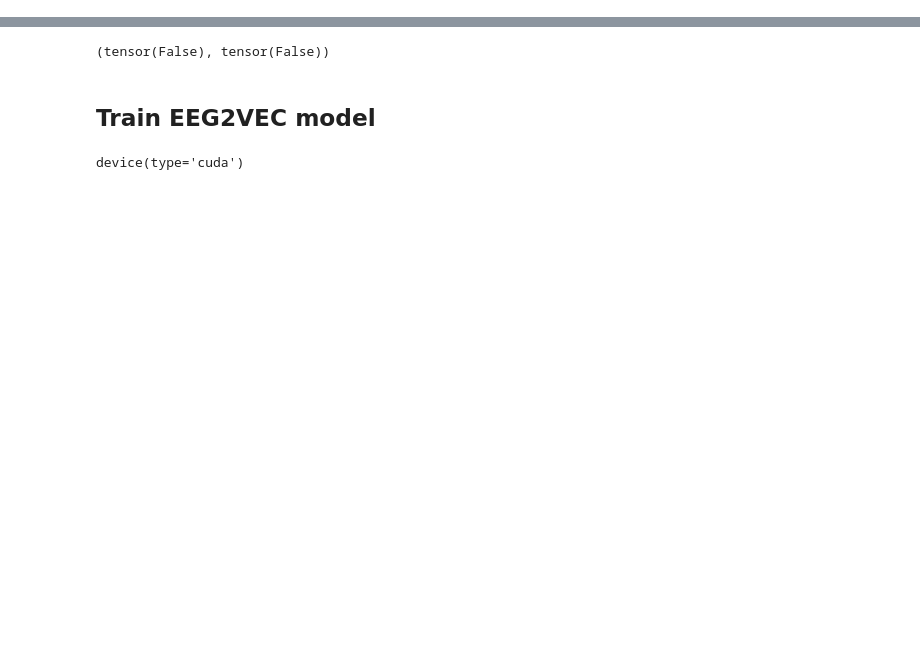
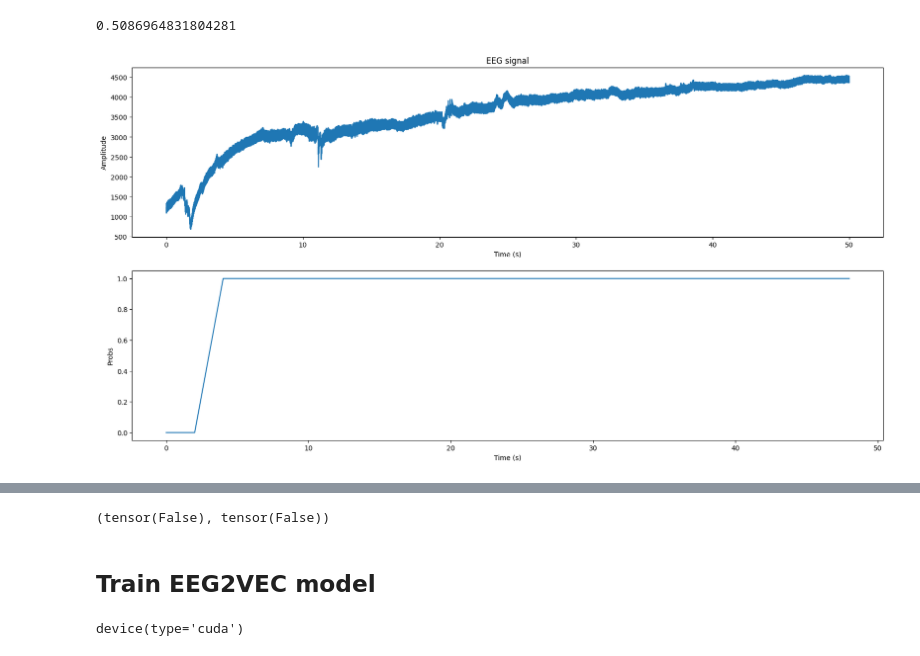
Before and after one commit to EmileDeBiot/Sleep_EEG_Kaggle, a Jupyter notebook: train_eegvec_new.ipynb, the cells around one changed output, grey strips where cells are left out. Saved outputs shown, nothing was run; the diff lists cells and outputs as text; code cells hidden in the pictures; blank space fills up the shorter version.

```diff
--- a/train_eegvec_new.ipynb
+++ b/train_eegvec_new.ipynb
@@ -24,0 +136,10 @@ training_data = [(np.load(ROOT_PATH / f"data_{i}.npy"),np.load(ROOT_PATH / f"tar
+# %%
+# We first plot the data and target from the first recording
+# We see that there is a big DC component
+target = np.load("train/target_1.npy")
+data = np.load("train/data_1.npy")
+print(np.mean(target))
+plot_predictions_and_signal(target,data,start_time = 300, stop_time = 350, data_sampling_rate = 250,target_duration = 2, channel_to_plot = 2)
+# %% [output]
+0.5086964831804281
+[figure, added]
```
Also changed, not shown: parts of 44 cells of this notebook, 4 other files.
